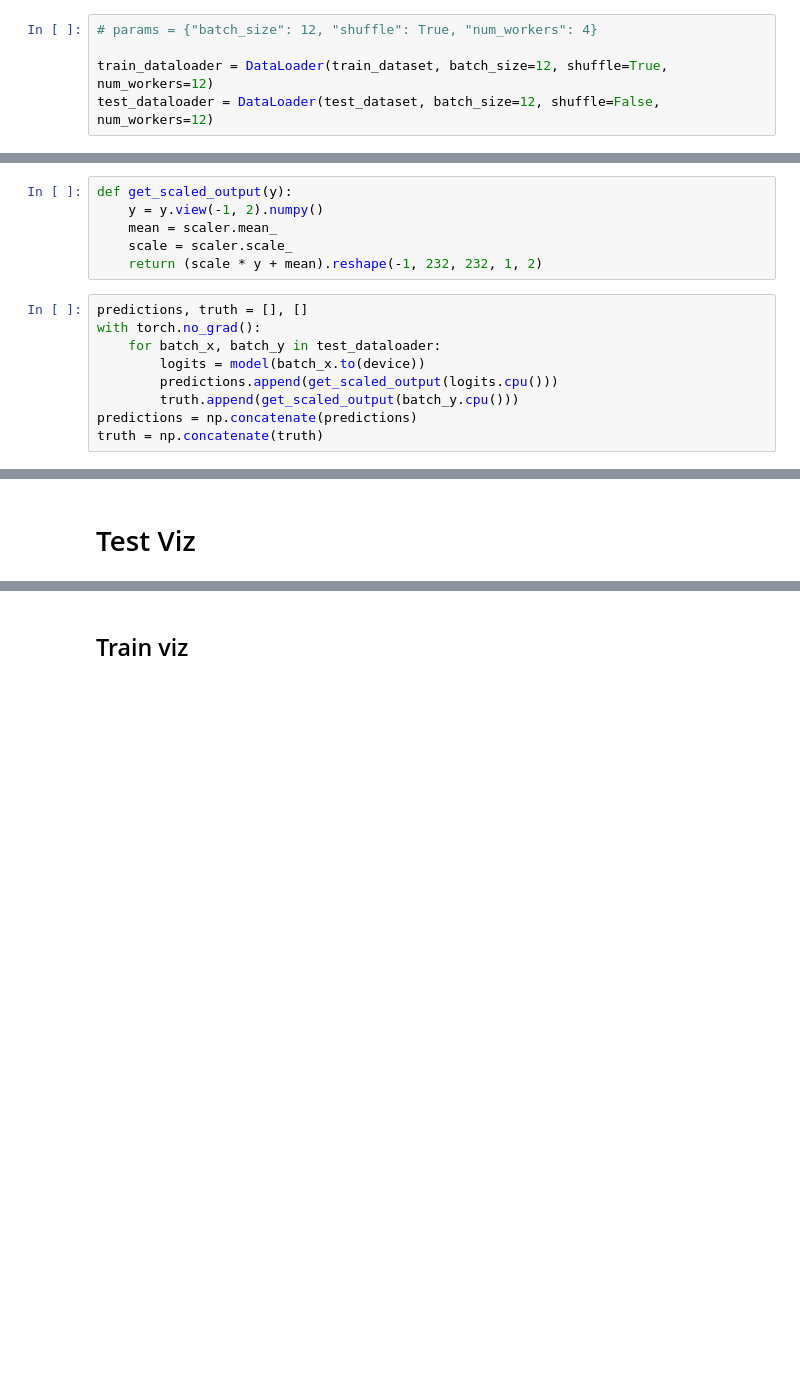
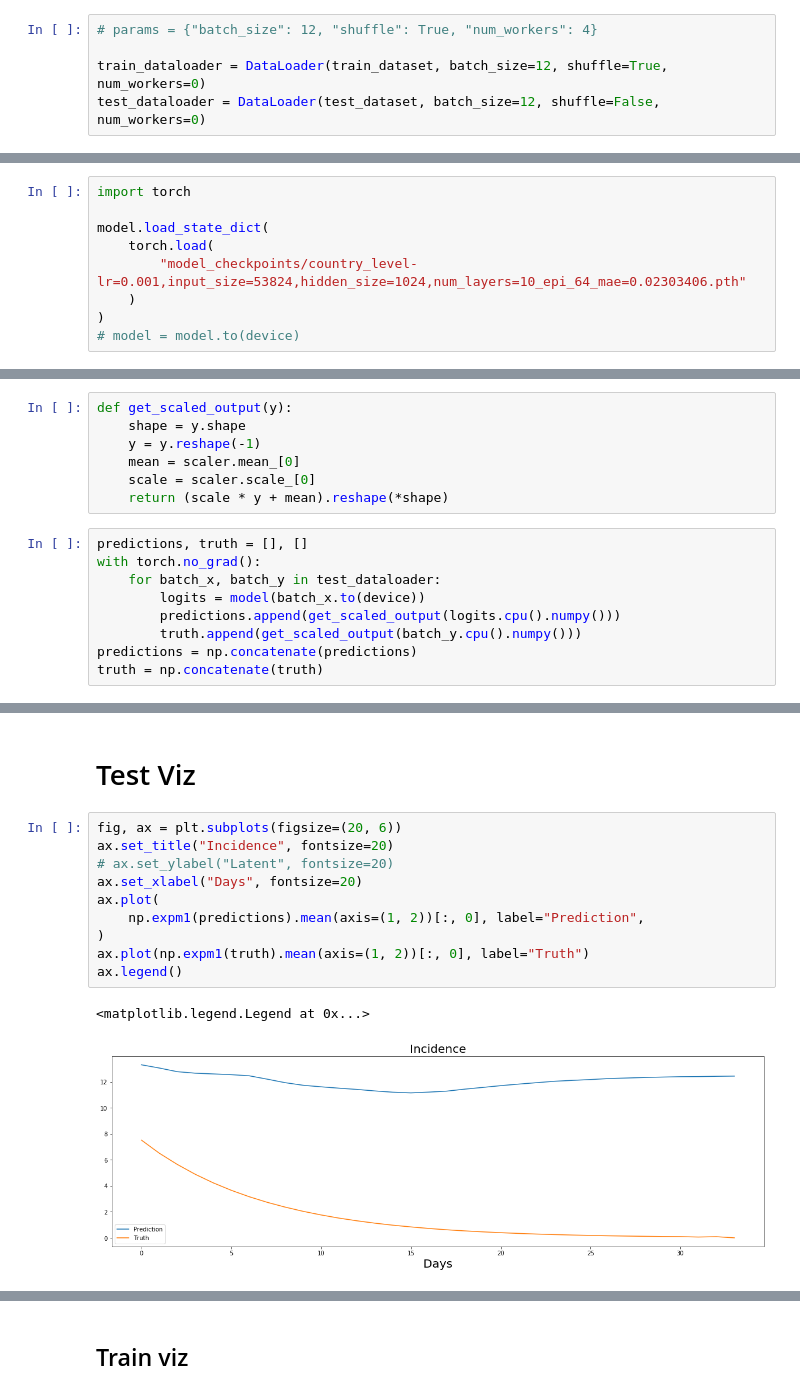
Before and after one commit to chnsh/EpidemicModels, a Jupyter notebook: model.ipynb, the cells around one changed output, grey strips where cells are left out. Saved outputs shown, nothing was run; the diff lists cells and outputs as text; blank space fills up the shorter version.

```diff
--- a/model.ipynb
+++ b/model.ipynb
@@ -286,7 +307,7 @@ test_dataset = TensorDataset(torch.FloatTensor(x_test), torch.FloatTensor(y_test
 # %%
 # params = {"batch_size": 12, "shuffle": True, "num_workers": 4}
 
-train_dataloader = DataLoader(train_dataset, batch_size=12, shuffle=True, num_workers=12)
-test_dataloader = DataLoader(test_dataset, batch_size=12, shuffle=False, num_workers=12)
+train_dataloader = DataLoader(train_dataset, batch_size=12, shuffle=True, num_workers=0)
+test_dataloader = DataLoader(test_dataset, batch_size=12, shuffle=False, num_workers=0)
 # %% [markdown]
 # Define the Model!
@@ -451,0 +624,9 @@ KeyboardInterrupt:
+# %%
+import torch
+
+model.load_state_dict(
+    torch.load(
+        "model_checkpoints/country_level-lr=0.001,input_size=53824,hidden_size=1024,num_layers=10_epi_64_mae=0.02303406.pth"
+    )
+)
+# model = model.to(device)
@@ -455,16 +642,17 @@ scaler = joblib.load('data/EpiGCN/standard_scaler.pkl')
 # %%
 def get_scaled_output(y):
-    y = y.view(-1, 2).numpy()
-    mean = scaler.mean_
-    scale = scaler.scale_
-    return (scale * y + mean).reshape(-1, 232, 232, 1, 2)
+    shape = y.shape
+    y = y.reshape(-1)
+    mean = scaler.mean_[0]
+    scale = scaler.scale_[0]
+    return (scale * y + mean).reshape(*shape)
 # %%
 predictions, truth = [], []
 with torch.no_grad():
     for batch_x, batch_y in test_dataloader:
         logits = model(batch_x.to(device))
-        predictions.append(get_scaled_output(logits.cpu()))
-        truth.append(get_scaled_output(batch_y.cpu()))
+        predictions.append(get_scaled_output(logits.cpu().numpy()))
+        truth.append(get_scaled_output(batch_y.cpu().numpy()))
 predictions = np.concatenate(predictions)
 truth = np.concatenate(truth)
 # %%
@@ -474,2 +662,15 @@ truth.shape
 # %% [markdown]
 # Test Viz
+# %%
+fig, ax = plt.subplots(figsize=(20, 6))
+ax.set_title("Incidence", fontsize=20)
+# ax.set_ylabel("Latent", fontsize=20)
+ax.set_xlabel("Days", fontsize=20)
+ax.plot(
+    np.expm1(predictions).mean(axis=(1, 2))[:, 0], label="Prediction",
+)
+ax.plot(np.expm1(truth).mean(axis=(1, 2))[:, 0], label="Truth")
+ax.legend()
+# %% [output]
+<matplotlib.legend.Legend at 0x...>
+[figure, added]
```
Also changed, not shown: parts of 28 cells of this notebook, 2 other files.
